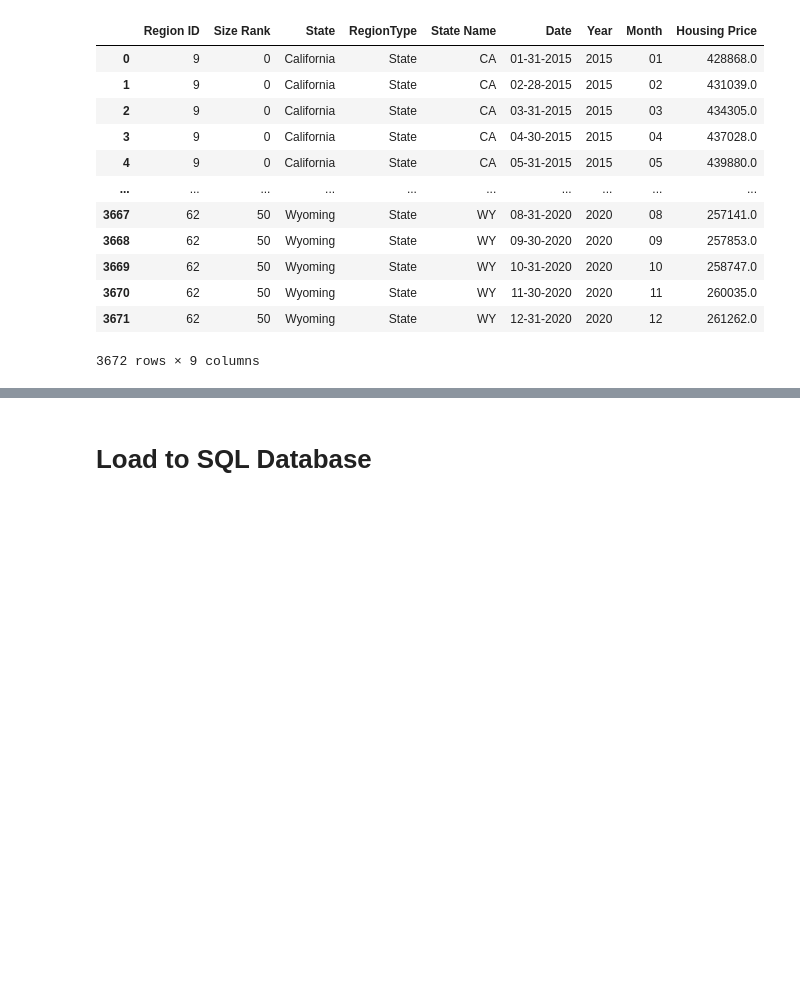
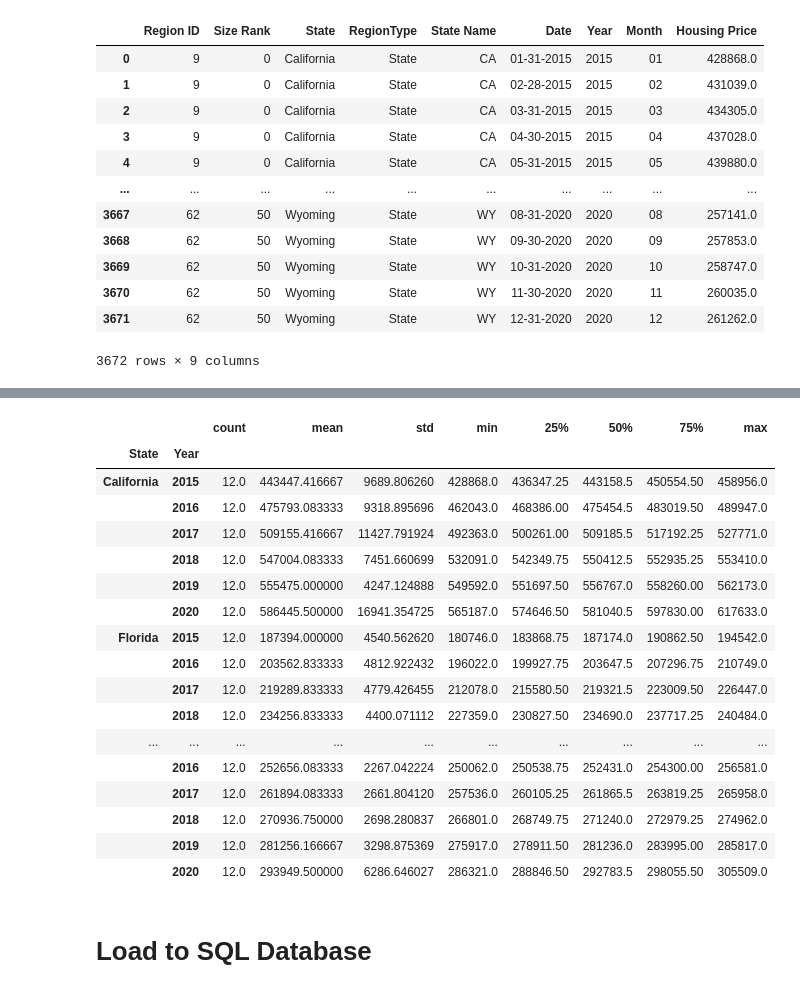
Before and after one commit to aliciasply/InterState-Migration, a Jupyter notebook: Code/Housing-Price-alicia.ipynb, the cells around one changed output, grey strips where cells are left out. Drawn from its saved outputs; the diff is of its cells as text; code cells hidden in the pictures; blank space fills up the shorter version.

```diff
--- a/Code/Housing-Price-alicia.ipynb
+++ b/Code/Housing-Price-alicia.ipynb
@@ -139 +148,6 @@ top5states_summary
 | Texas | 72.0 | 189390.472222 | 18162.900808 | 156795.0 | 173875.50 | 190420.0 | 205464.75 | 222237.0 |
+# %%
+# # Alternative method from Concat (Migrate Out of)
+state_filter = no_duplicate_RE_df["State"].isin(["California", "New York", "Virginia", "Florida", "Texas"])
+top5states_outof = no_duplicate_RE_df[state_filter]
+top5states_outof.head()
@@ -175,6 +208,29 @@ state_timeseries_df
 |  | 2018 | 12.0 | 196078.583333 | 3383.524829 | 190805.0 | 193451.00 | 196367.0 | 198731.75 | 200919.0 |
 |  | 2019 | 12.0 | 205413.833333 | 2081.106342 | 201865.0 | 203814.75 | 205652.5 | 207303.00 | 207947.0 |
 |  | 2020 | 12.0 | 213652.333333 | 4528.369751 | 208392.0 | 210112.00 | 212591.0 | 216429.00 | 222237.0 |
+# %%
+# grouping the housing price by state (Migrate Out of)
+outof_state_timeseries_df = top5states_outof.groupby(["State", "Year"]).describe()["Housing Price"]
+outof_state_timeseries_df
+# %% [output]
+|  |  | count | mean | std | min | 25% | 50% | 75% | max |
+| State | Year |  |  |  |  |  |  |  |  |
+| California | 2015 | 12.0 | 443447.416667 | 9689.806260 | 428868.0 | 436347.25 | 443158.5 | 450554.50 | 458956.0 |
+|  | 2016 | 12.0 | 475793.083333 | 9318.895696 | 462043.0 | 468386.00 | 475454.5 | 483019.50 | 489947.0 |
+|  | 2017 | 12.0 | 509155.416667 | 11427.791924 | 492363.0 | 500261.00 | 509185.5 | 517192.25 | 527771.0 |
+|  | 2018 | 12.0 | 547004.083333 | 7451.660699 | 532091.0 | 542349.75 | 550412.5 | 552935.25 | 553410.0 |
+|  | 2019 | 12.0 | 555475.000000 | 4247.124888 | 549592.0 | 551697.50 | 556767.0 | 558260.00 | 562173.0 |
+|  | 2020 | 12.0 | 586445.500000 | 16941.354725 | 565187.0 | 574646.50 | 581040.5 | 597830.00 | 617633.0 |
+| Florida | 2015 | 12.0 | 187394.000000 | 4540.562620 | 180746.0 | 183868.75 | 187174.0 | 190862.50 | 194542.0 |
+|  | 2016 | 12.0 | 203562.833333 | 4812.922432 | 196022.0 | 199927.75 | 203647.5 | 207296.75 | 210749.0 |
+|  | 2017 | 12.0 | 219289.833333 | 4779.426455 | 212078.0 | 215580.50 | 219321.5 | 223009.50 | 226447.0 |
+|  | 2018 | 12.0 | 234256.833333 | 4400.071112 | 227359.0 | 230827.50 | 234690.0 | 237717.25 | 240484.0 |
+| ... | ... | ... | ... | ... | ... | ... | ... | ... | ... |
+|  | 2016 | 12.0 | 252656.083333 | 2267.042224 | 250062.0 | 250538.75 | 252431.0 | 254300.00 | 256581.0 |
+|  | 2017 | 12.0 | 261894.083333 | 2661.804120 | 257536.0 | 260105.25 | 261865.5 | 263819.25 | 265958.0 |
+|  | 2018 | 12.0 | 270936.750000 | 2698.280837 | 266801.0 | 268749.75 | 271240.0 | 272979.25 | 274962.0 |
+|  | 2019 | 12.0 | 281256.166667 | 3298.875369 | 275917.0 | 278911.50 | 281236.0 | 283995.00 | 285817.0 |
+|  | 2020 | 12.0 | 293949.500000 | 6286.646027 | 286321.0 | 288846.50 | 292783.5 | 298055.50 | 305509.0 |
 # %% [markdown]
 # Load to SQL Database
 # %%
```
Also changed, not shown: parts of 24 cells of this notebook, 9 other files.
